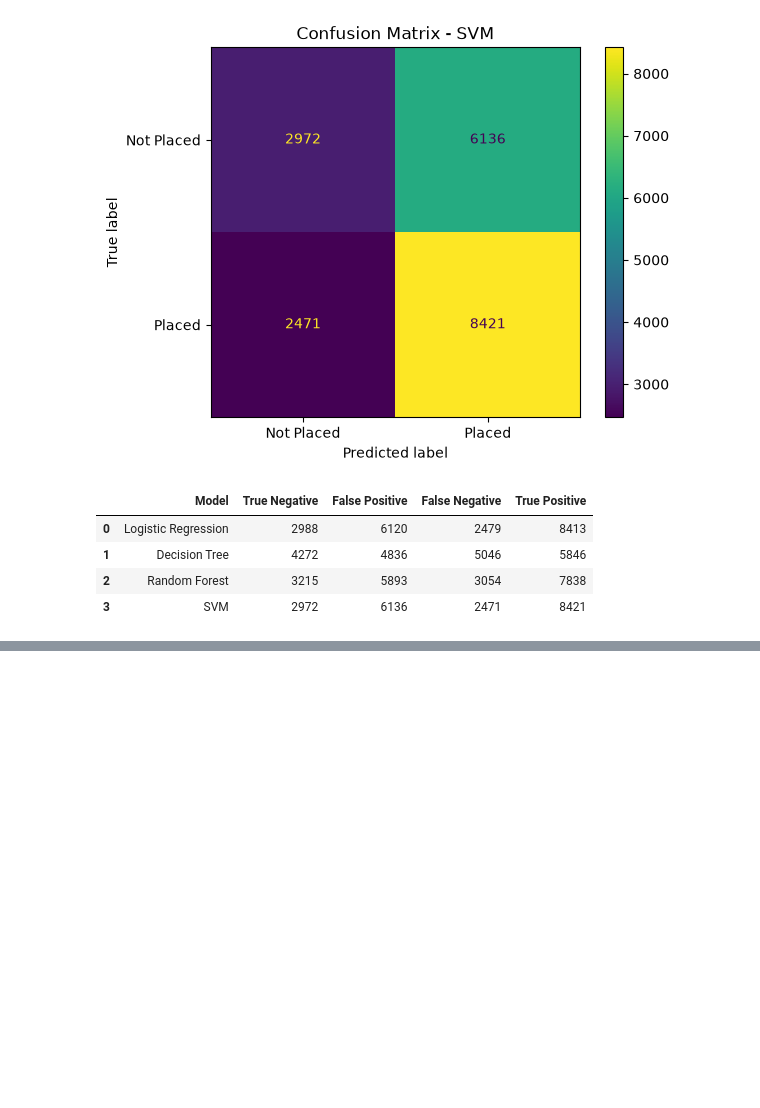
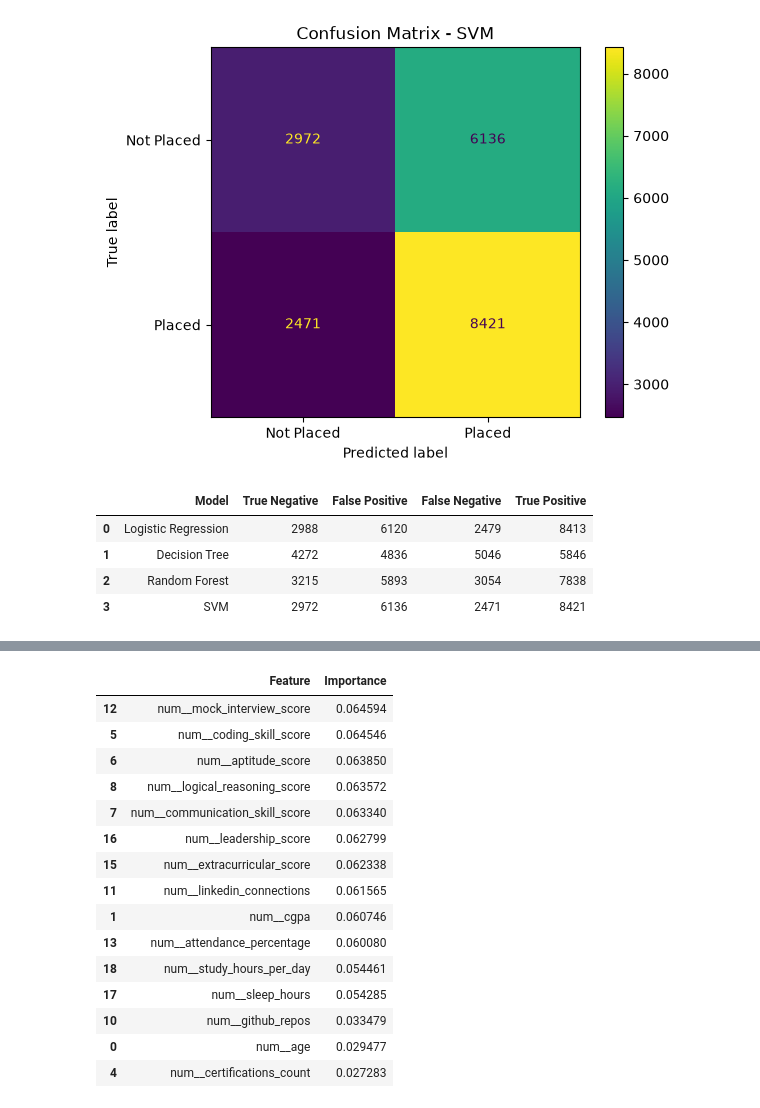
Before and after one commit to coolgeeksnippets/AI-ML-Project-Student_Placement_Prediction_System, a Jupyter notebook: notebooks/analysis.ipynb, the cells around one changed output, grey strips where cells are left out. Saved outputs shown, nothing was run; the diff lists cells and outputs as text; code cells hidden in the pictures; blank space fills up the shorter version.

```diff
--- a/notebooks/analysis.ipynb
+++ b/notebooks/analysis.ipynb
@@ -1056,0 +1103,21 @@ confusion_df
+# %%
+top_15_features = feature_importance_df.head(15)
+
+top_15_features
+# %% [output]
+|  | Feature | Importance |
+| 12 | num__mock_interview_score | 0.064594 |
+| 5 | num__coding_skill_score | 0.064546 |
+| 6 | num__aptitude_score | 0.063850 |
+| 8 | num__logical_reasoning_score | 0.063572 |
+| 7 | num__communication_skill_score | 0.063340 |
+| 16 | num__leadership_score | 0.062799 |
+| 15 | num__extracurricular_score | 0.062338 |
+| 11 | num__linkedin_connections | 0.061565 |
+| 1 | num__cgpa | 0.060746 |
+| 13 | num__attendance_percentage | 0.060080 |
+| 18 | num__study_hours_per_day | 0.054461 |
+| 17 | num__sleep_hours | 0.054285 |
+| 10 | num__github_repos | 0.033479 |
+| 0 | num__age | 0.029477 |
+| 4 | num__certifications_count | 0.027283 |
```
Also changed, not shown: parts of 29 cells of this notebook.
